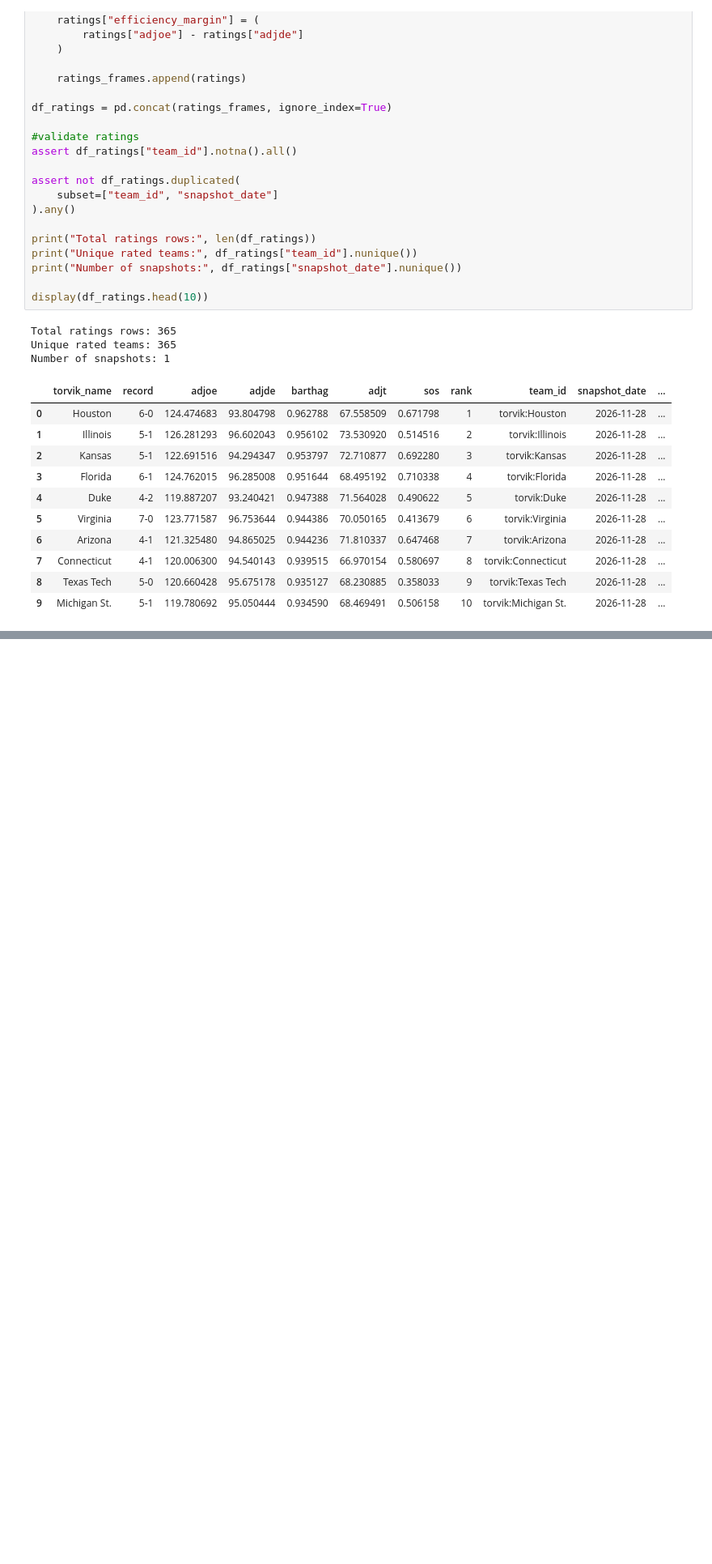
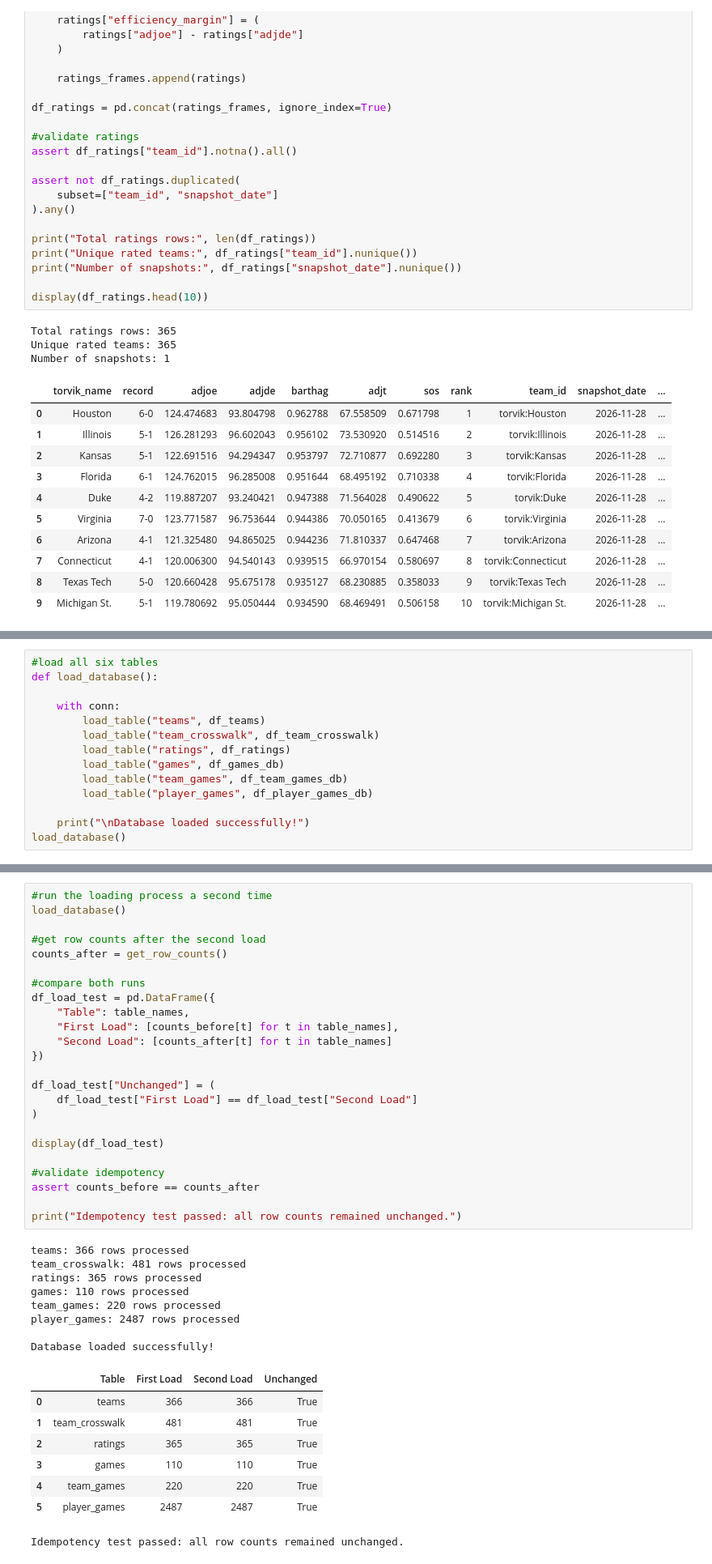
Before and after one commit to ekee7/acc_reality_check, a Jupyter notebook: ACC_Reality_Check.ipynb, the cells around one changed output, grey strips where cells are left out. Shown at 81% size. Drawn from its saved outputs; the diff is of its cells as text; blank space fills up the shorter version.

```diff
--- a/ACC_Reality_Check.ipynb
+++ b/ACC_Reality_Check.ipynb
@@ -1452,0 +1680,14 @@ Number of snapshots: 1
+# %%
+#load all six tables
+def load_database():
+
+    with conn:
+        load_table("teams", df_teams)
+        load_table("team_crosswalk", df_team_crosswalk)
+        load_table("ratings", df_ratings)
+        load_table("games", df_games_db)
+        load_table("team_games", df_team_games_db)
+        load_table("player_games", df_player_games_db)
+
+    print("\nDatabase loaded successfully!")
+load_database()
@@ -1452,0 +1740,41 @@ Number of snapshots: 1
+# %%
+#run the loading process a second time
+load_database()
+
+#get row counts after the second load
+counts_after = get_row_counts()
+
+#compare both runs
+df_load_test = pd.DataFrame({
+    "Table": table_names,
+    "First Load": [counts_before[t] for t in table_names],
+    "Second Load": [counts_after[t] for t in table_names]
+})
+
+df_load_test["Unchanged"] = (
+    df_load_test["First Load"] == df_load_test["Second Load"]
+)
+
+display(df_load_test)
+
+#validate idempotency
+assert counts_before == counts_after
+
+print("Idempotency test passed: all row counts remained unchanged.")
+# %% [output]
+teams: 366 rows processed
+team_crosswalk: 481 rows processed
+ratings: 365 rows processed
+games: 110 rows processed
+team_games: 220 rows processed
+player_games: 2487 rows processed
+
+Database loaded successfully!
+|  | Table | First Load | Second Load | Unchanged |
+| 0 | teams | 366 | 366 | True |
+| 1 | team_crosswalk | 481 | 481 | True |
+| 2 | ratings | 365 | 365 | True |
+| 3 | games | 110 | 110 | True |
+| 4 | team_games | 220 | 220 | True |
+| 5 | player_games | 2487 | 2487 | True |
+Idempotency test passed: all row counts remained unchanged.
```
Also changed, not shown: parts of 12 cells of this notebook.
